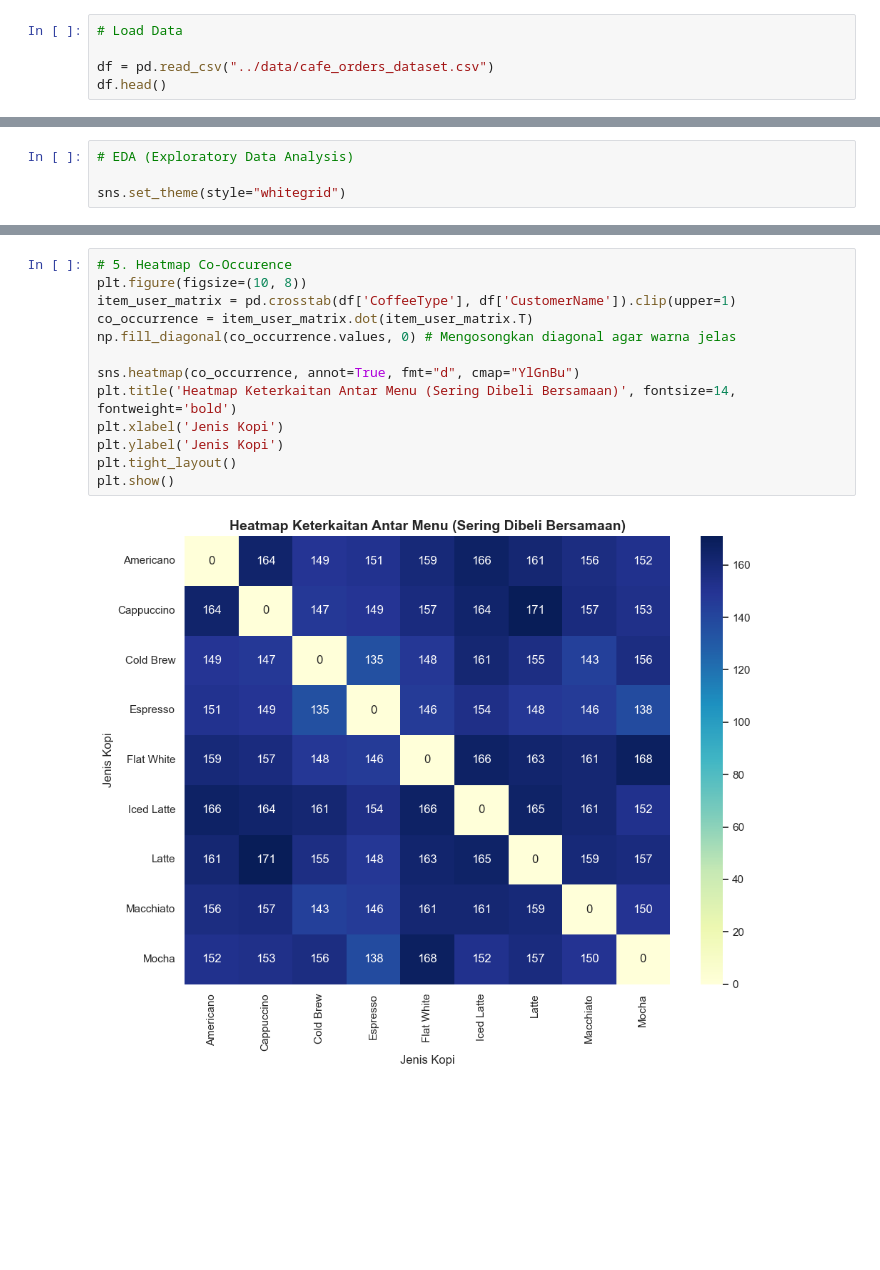
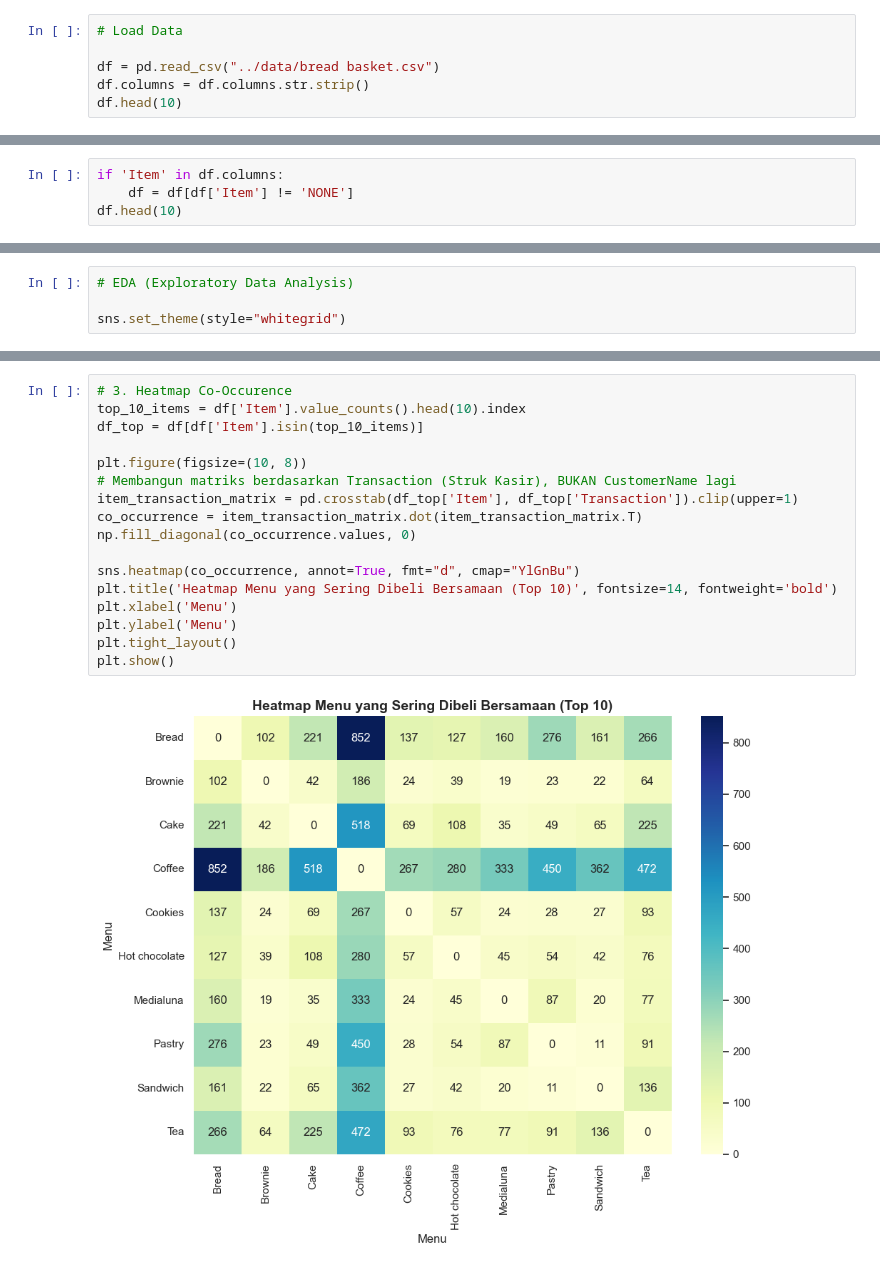
Before and after one commit to alvingnwns/Machine-Learning-AOL-Project, a Jupyter notebook: backend/notebooks/01_EDA.ipynb, the cells around one changed output, grey strips where cells are left out. Saved outputs shown, nothing was run; the diff lists cells and outputs as text; blank space fills up the shorter version.

```diff
--- a/backend/notebooks/01_EDA.ipynb
+++ b/backend/notebooks/01_EDA.ipynb
@@ -16,6 +8,7 @@ please provide us feedback at https://github.com/pandas-dev/pandas/issues/54466
 # %%
 # Load Data
 
-df = pd.read_csv("../data/cafe_orders_dataset.csv")
-df.head()
+df = pd.read_csv("../data/bread basket.csv")
+df.columns = df.columns.str.strip()
+df.head(10)
 # %% [output]
@@ -27,0 +35,4 @@ df.head()
+# %%
+if 'Item' in df.columns:
+    df = df[df['Item'] != 'NONE']
+df.head(10)
@@ -87,15 +84,19 @@ plt.show()
 # %%
-# 5. Heatmap Co-Occurence
+# 3. Heatmap Co-Occurence
+top_10_items = df['Item'].value_counts().head(10).index
+df_top = df[df['Item'].isin(top_10_items)]
+
 plt.figure(figsize=(10, 8))
-item_user_matrix = pd.crosstab(df['CoffeeType'], df['CustomerName']).clip(upper=1)
-co_occurrence = item_user_matrix.dot(item_user_matrix.T)
-np.fill_diagonal(co_occurrence.values, 0) # Mengosongkan diagonal agar warna jelas
+# Membangun matriks berdasarkan Transaction (Struk Kasir), BUKAN CustomerName lagi
+item_transaction_matrix = pd.crosstab(df_top['Item'], df_top['Transaction']).clip(upper=1)
+co_occurrence = item_transaction_matrix.dot(item_transaction_matrix.T)
+np.fill_diagonal(co_occurrence.values, 0)
 
 sns.heatmap(co_occurrence, annot=True, fmt="d", cmap="YlGnBu")
-plt.title('Heatmap Keterkaitan Antar Menu (Sering Dibeli Bersamaan)', fontsize=14, fontweight='bold')
-plt.xlabel('Jenis Kopi')
-plt.ylabel('Jenis Kopi')
+plt.title('Heatmap Menu yang Sering Dibeli Bersamaan (Top 10)', fontsize=14, fontweight='bold')
+plt.xlabel('Menu')
+plt.ylabel('Menu')
 plt.tight_layout()
 plt.show()
 # %% [output]
-[figure, old version]
+[figure, new version]
```
Also changed, not shown: parts of 8 cells of this notebook, 1 other file.
